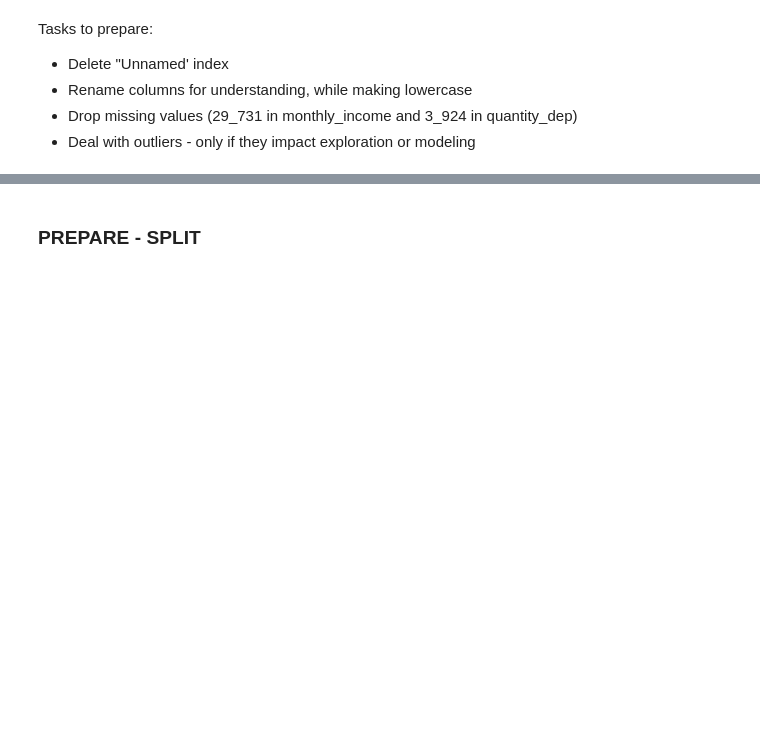
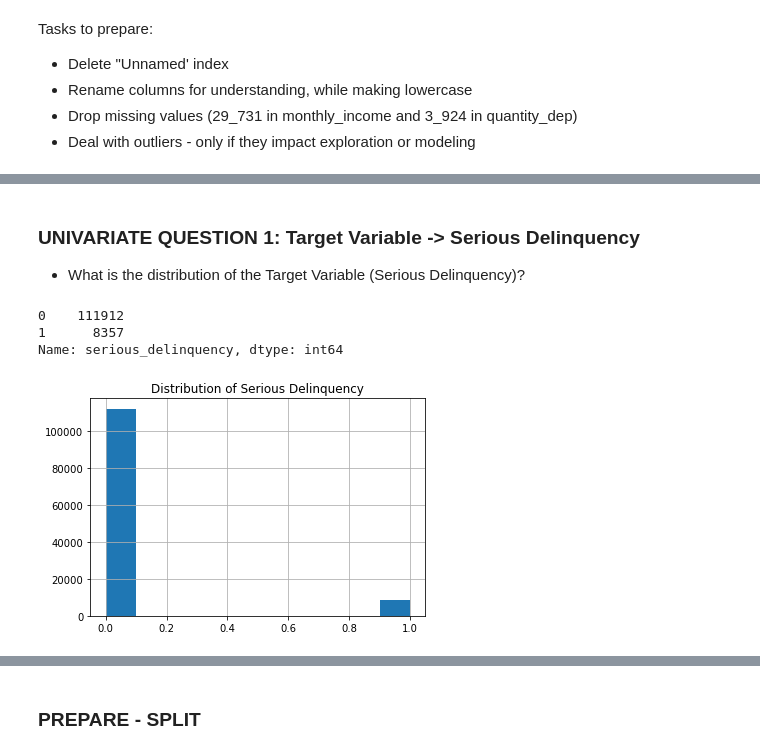
Before and after one commit to rachelrobbinsmayhill/Personal-Project, a Jupyter notebook: work.ipynb, the cells around one changed output, grey strips where cells are left out. Cells and saved outputs as stored; diff of their text form; code cells hidden in the pictures; blank space fills up the shorter version.

```diff
--- a/work.ipynb
+++ b/work.ipynb
@@ -130,0 +170,14 @@ df.head()
+# %% [markdown]
+### UNIVARIATE QUESTION 1: Target Variable -> Serious Delinquency
+- What is the distribution of the Target Variable (Serious Delinquency)?
+# %%
+# View distribution of target variable: serious_delinquency
+print(df.serious_delinquency.value_counts())
+plt.title("Distribution of Serious Delinquency")
+df.serious_delinquency.hist()
+plt.show()
+# %% [output]
+0    111912
+1      8357
+Name: serious_delinquency, dtype: int64
+[figure, new version]
```
Also changed, not shown: parts of 102 cells of this notebook.
